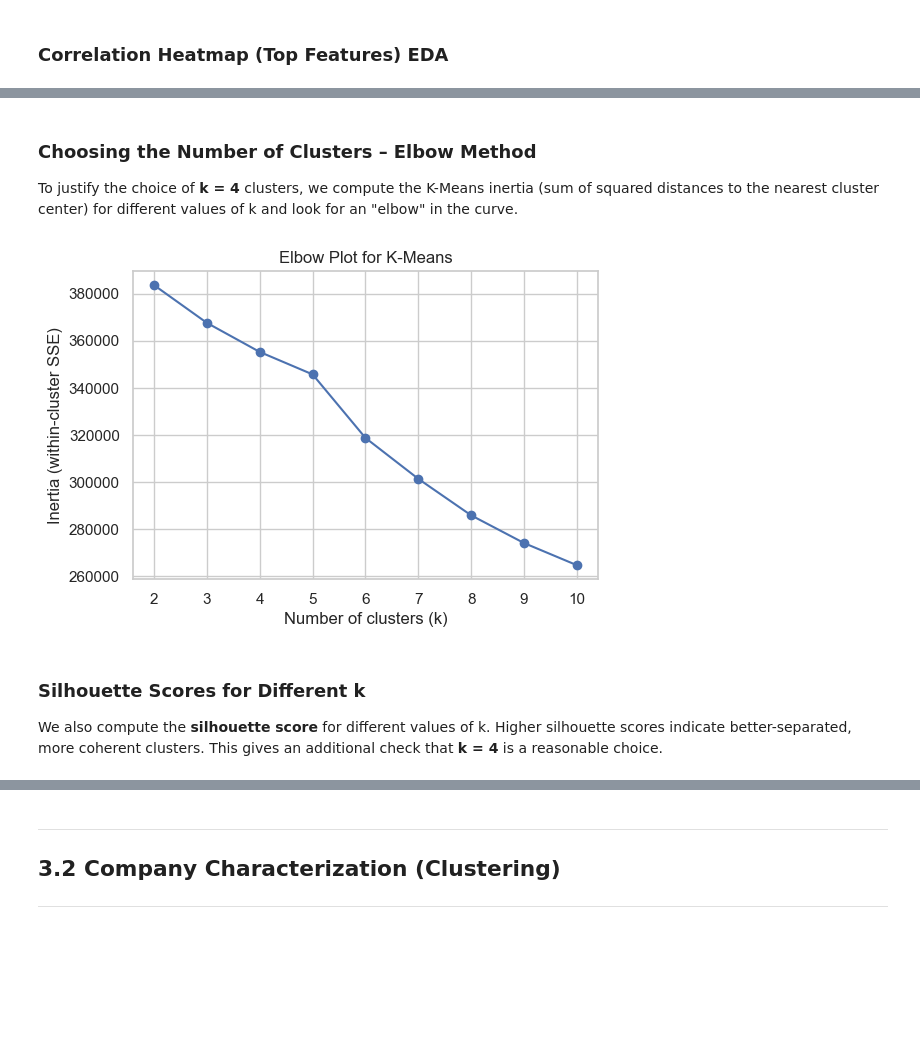
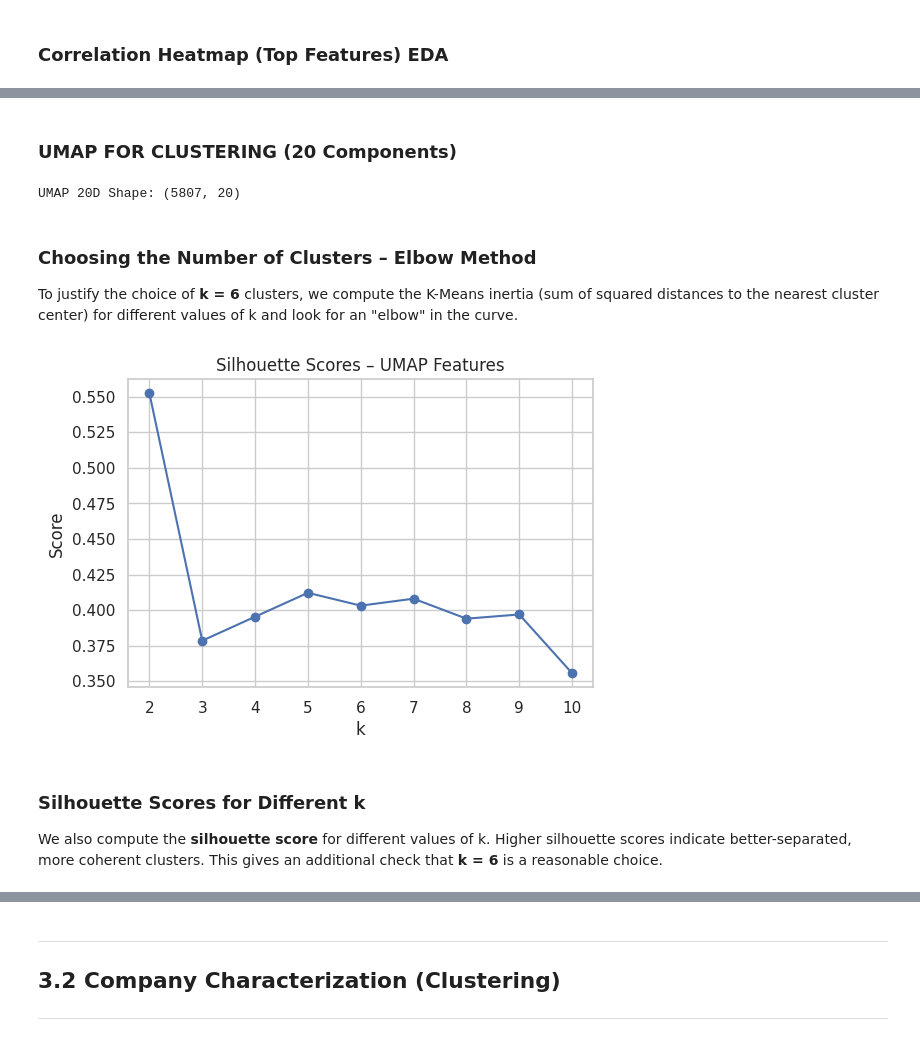
Before and after one commit to ParthGadekar0631/Corporate-Bankruptcy-Prediction-System, a Jupyter notebook: Group4_TrainingData.ipynb, the cells around one changed output, grey strips where cells are left out. Saved outputs shown, nothing was run; the diff lists cells and outputs as text; code cells hidden in the pictures; blank space fills up the shorter version.

```diff
--- a/Group4_TrainingData.ipynb
+++ b/Group4_TrainingData.ipynb
@@ -153,36 +84,44 @@ plt.show()
+# %% [markdown]
+### UMAP FOR CLUSTERING (20 Components)
+# %%
+umap_model = UMAP(
+    n_components=20,
+    n_neighbors=30,
+    min_dist=0.0,
+    random_state=42
+)
+
+X_umap = umap_model.fit_transform(X_base)
+print("UMAP 20D Shape:", X_umap.shape)
+# %% [output]
+UMAP 20D Shape: (5807, 20)
 # %% [markdown]
 ### Choosing the Number of Clusters – Elbow Method
 
-To justify the choice of **k = 4** clusters, we compute the K-Means inertia
+To justify the choice of **k = 6** clusters, we compute the K-Means inertia
 (sum of squared distances to the nearest cluster center) for different values
 of k and look for an "elbow" in the curve.
 # %%
-# Elbow plot using the preprocessed features (X_clust)
-
 k_values = range(2, 11)
-inertias = []
+sil_scores = []
 
 for k in k_values:
-    km = KMeans(
-        n_clusters=k,
-        random_state=RANDOM_STATE,
-        n_init="auto"
-    )
-    km.fit(X_clust)
-    inertias.append(km.inertia_)
+    km = KMeans(n_clusters=k, random_state=42, n_init="auto")
+    labels_k = km.fit_predict(X_umap)
+    sil_scores.append(silhouette_score(X_umap, labels_k))
 
-plt.figure(figsize=(6, 4))
-plt.plot(k_values, inertias, marker="o")
-plt.xlabel("Number of clusters (k)")
-plt.ylabel("Inertia (within-cluster SSE)")
-plt.title("Elbow Plot for K-Means")
+plt.figure(figsize=(6,4))
+plt.plot(k_values, sil_scores, marker="o")
+plt.title("Silhouette Scores – UMAP Features")
+plt.xlabel("k")
+plt.ylabel("Score")
 plt.grid(True)
 plt.show()
 # %% [output]
-[figure, old version]
+[figure, new version]
 # %% [markdown]
 ### Silhouette Scores for Different k
 
 We also compute the **silhouette score** for different values of k.
 Higher silhouette scores indicate better-separated, more coherent clusters.
-This gives an additional check that **k = 4** is a reasonable choice.
+This gives an additional check that **k = 6** is a reasonable choice.
```
Also changed, not shown: parts of 38 cells of this notebook, 11 other files.
